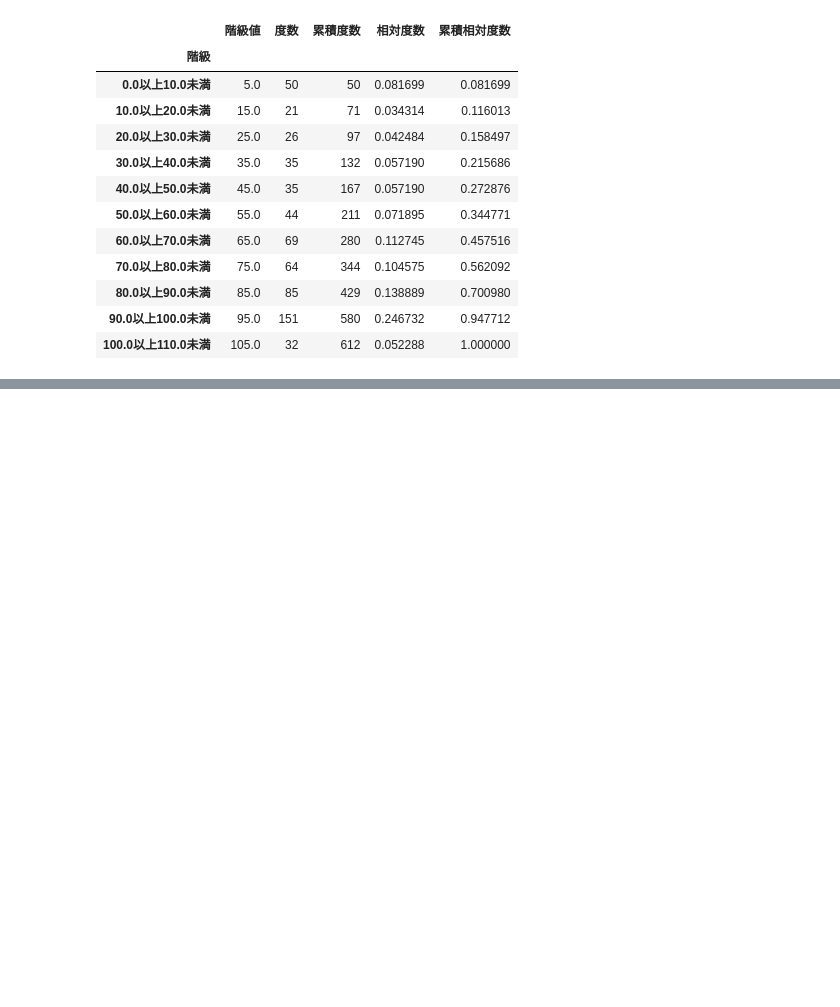
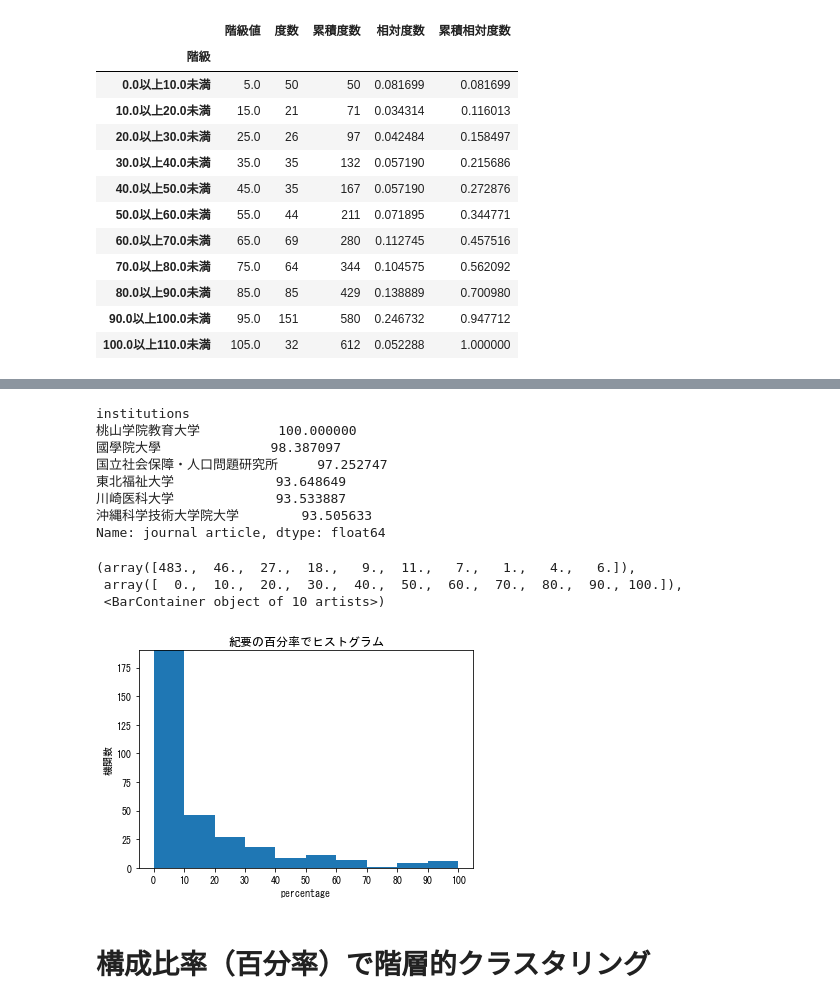
Before and after one commit to wonox/irdbscraping, a Jupyter notebook: irdbscraping.ipynb, the cells around one changed output, grey strips where cells are left out. Drawn from its saved outputs; the diff is of its cells as text; code cells hidden in the pictures; blank space fills up the shorter version.

```diff
--- a/irdbscraping.ipynb
+++ b/irdbscraping.ipynb
@@ -441,0 +475,35 @@ pivot_orders_df.to_pickle('./pivot_orders_df.pkl.gz', compression='gzip') # 圧
+# %%
+
+# 雑誌論文['journal article']の個数でソートしたものを joua とする
+joua = pivot_orders_df5.sort_values(by='journal article', ascending=False)
+# 紀要が90%以上　>90 のもの
+print(joua['journal article'][joua['journal article'] >= 90])  #  == 100
+# kiyou['departmental bulletin paper'].hist(bins=20) # これが単純でよい
+# '紀要の百分率でヒストグラム'
+import matplotlib.pyplot as plt
+# タイトル追加
+plt.title('紀要の百分率でヒストグラム')
+# x軸にscore、y軸にfreq
+plt.xlabel('percentage')
+plt.ylabel('機関数')
+# 目盛りを変更
+plt.ylim(0, 190)
+plt.xticks([0,10,20,30,40,50,60,70,80,90,100])
+# ヒストグラムを描画する（表示する幅は50〜100）、階級数（棒の数）は20
+plt.hist(joua['journal article'], range=(00, 100), bins=10)
+# plt.hist(kiyou['journal article'], range=(00, 100), bins=10)
+# %% [output]
+institutions
+桃山学院教育大学          100.000000
+國學院大學              98.387097
+国立社会保障・人口問題研究所     97.252747
+東北福祉大学             93.648649
+川崎医科大学             93.533887
+沖縄科学技術大学院大学        93.505633
+Name: journal article, dtype: float64
+(array([483.,  46.,  27.,  18.,   9.,  11.,   7.,   1.,   4.,   6.]),
+ array([  0.,  10.,  20.,  30.,  40.,  50.,  60.,  70.,  80.,  90., 100.]),
+ <BarContainer object of 10 artists>)
+[figure, added]
+# %% [markdown]
+# 構成比率（百分率）で階層的クラスタリング
```
Also changed, not shown: parts of 10 cells of this notebook, 1 other file.
